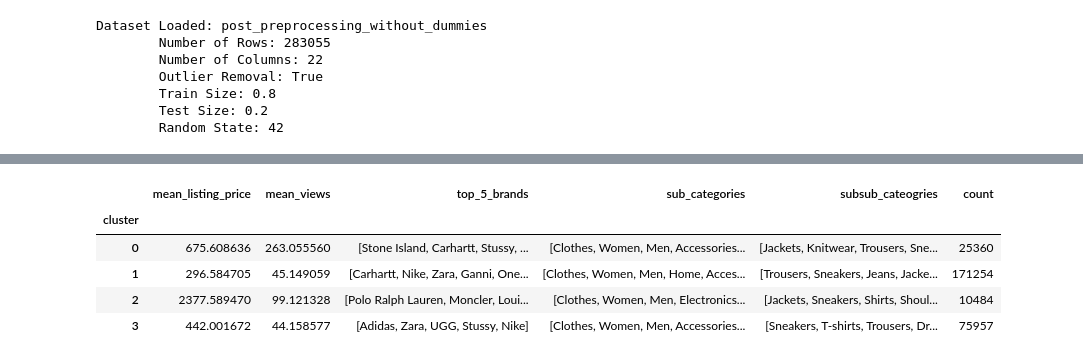
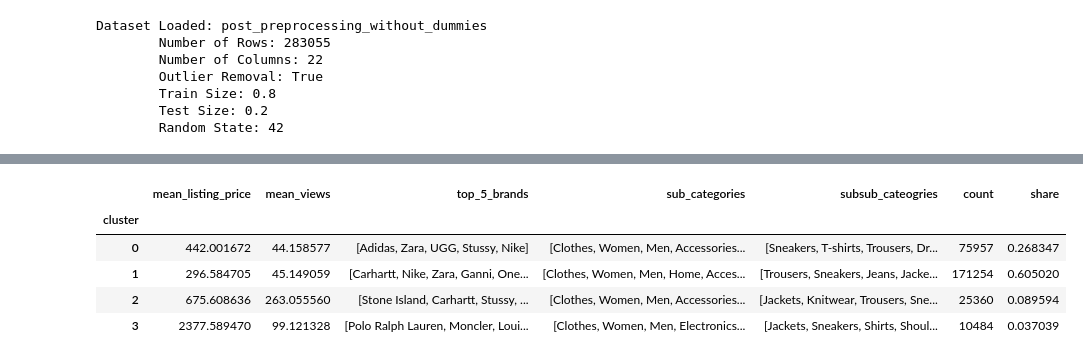
Before and after one commit to RasKrebs/pricing_wizards, a Jupyter notebook: notebooks/clustering.ipynb, the cells around one changed output, grey strips where cells are left out. Drawn from its saved outputs; the diff is of its cells as text; code cells hidden in the pictures.

Commit message:
clustering and eda

```diff
--- a/notebooks/clustering.ipynb
+++ b/notebooks/clustering.ipynb
@@ -91,3 +307,30 @@ cluster_data_norm.loc[:, num_col] = StandardScaler().fit_transform(cluster_data[
+# %%
+# Reset dataset, used during modelling and overwrites any previous changes
+data.reset_dataset()
+
+# Extract the dataframe
+df = data.df.copy()
+
+# Filter out rare subsubsub categories and ordinally encode conditions
+df = filter_rare_categories(df, 'subsubsubcategory_name', 'subsubcategory_name')
+df = condition_encoding(df)
+
+# Subtracting brands with less than 30 listings
+brands = df['brand_name'].value_counts()
+brands = brands[brands < 30].index
+
+df.loc[df[df.brand_name.isin(brands)].index, 'brand_name'] = 'Other'
+
+# Extracting relevant columns for clustering
+cluster_data = df[['brand_name','subsubsubcategory_name','listing_price','viewed_count', 'condition_name']]
+
+# Numeric Columns
+num_col = (cluster_data.select_dtypes('integer') +
+           cluster_data.select_dtypes('float')).columns.to_list()
+
+cluster_data_norm = cluster_data.copy()
+
+cluster_data_norm.loc[:, num_col] = StandardScaler().fit_transform(cluster_data[num_col])
 # %%
 # Initalize models
 model = KPrototypes(n_clusters=4, init='Cao', n_jobs=-1)
@@ -101,16 +359,20 @@ cluster_data['cluster'] = clusters
 # %%
 # Evaluate clusters
-df.groupby('cluster').agg(
+grouped_df = df.groupby('cluster').agg(
     mean_listing_price = ('listing_price', 'mean'),
     mean_views = ('viewed_count', 'mean'),
     top_5_brands = ('brand_name', lambda x: x.value_counts().index[0:5]),
     sub_categories = ('subsubcategory_name', lambda x: x.value_counts().index[0:5]),
     subsub_cateogries = ('subsubsubcategory_name', lambda x: x.value_counts().index[0:5]),
     count = ('classified_id', 'count'))
+
+grouped_df["share"] = grouped_df["count"] / len(df)
+
+grouped_df
 # %% [output]
-|  | mean_listing_price | mean_views | top_5_brands | sub_categories | subsub_cateogries | count |
-| cluster |  |  |  |  |  |  |
-| 0 | 675.608636 | 263.055560 | [Stone Island, Carhartt, Stussy, ... | [Clothes, Women, Men, Accessories... | [Jackets, Knitwear, Trousers, Sne... | 25360 |
-| 1 | 296.584705 | 45.149059 | [Carhartt, Nike, Zara, Ganni, One... | [Clothes, Women, Men, Home, Acces... | [Trousers, Sneakers, Jeans, Jacke... | 171254 |
-| 2 | 2377.589470 | 99.121328 | [Polo Ralph Lauren, Moncler, Loui... | [Clothes, Women, Men, Electronics... | [Jackets, Sneakers, Shirts, Shoul... | 10484 |
-| 3 | 442.001672 | 44.158577 | [Adidas, Zara, UGG, Stussy, Nike] | [Clothes, Women, Men, Accessories... | [Sneakers, T-shirts, Trousers, Dr... | 75957 |
+|  | mean_listing_price | mean_views | top_5_brands | sub_categories | subsub_cateogries | count | share |
+| cluster |  |  |  |  |  |  |  |
+| 0 | 442.001672 | 44.158577 | [Adidas, Zara, UGG, Stussy, Nike] | [Clothes, Women, Men, Accessories... | [Sneakers, T-shirts, Trousers, Dr... | 75957 | 0.268347 |
+| 1 | 296.584705 | 45.149059 | [Carhartt, Nike, Zara, Ganni, One... | [Clothes, Women, Men, Home, Acces... | [Trousers, Sneakers, Jeans, Jacke... | 171254 | 0.605020 |
+| 2 | 675.608636 | 263.055560 | [Stone Island, Carhartt, Stussy, ... | [Clothes, Women, Men, Accessories... | [Jackets, Knitwear, Trousers, Sne... | 25360 | 0.089594 |
+| 3 | 2377.589470 | 99.121328 | [Polo Ralph Lauren, Moncler, Loui... | [Clothes, Women, Men, Electronics... | [Jackets, Sneakers, Shirts, Shoul... | 10484 | 0.037039 |
```
Also changed, not shown: parts of 77 cells of this notebook, 1 other file.
